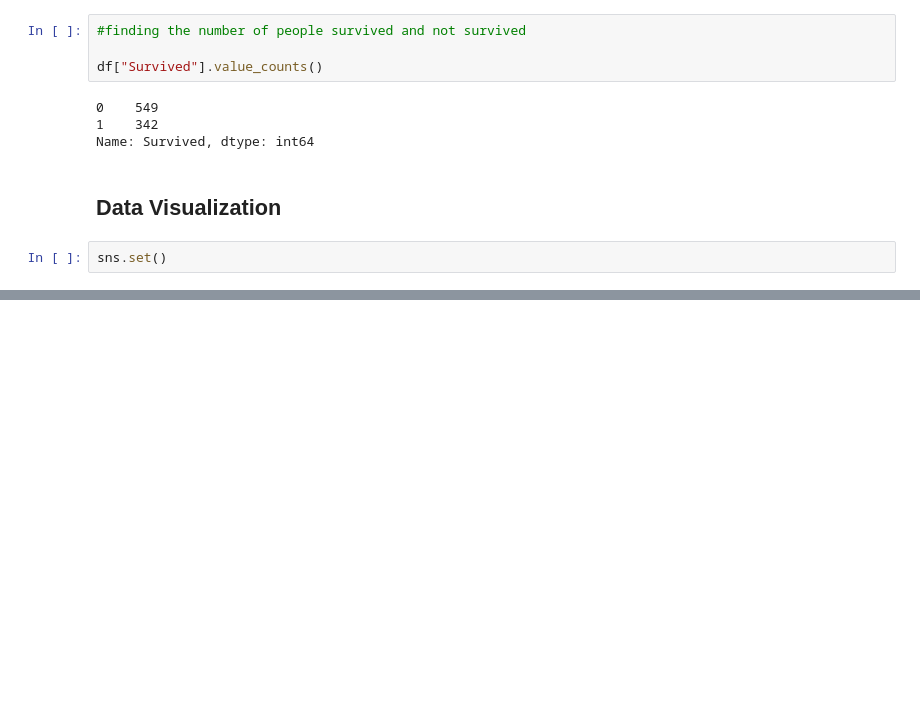
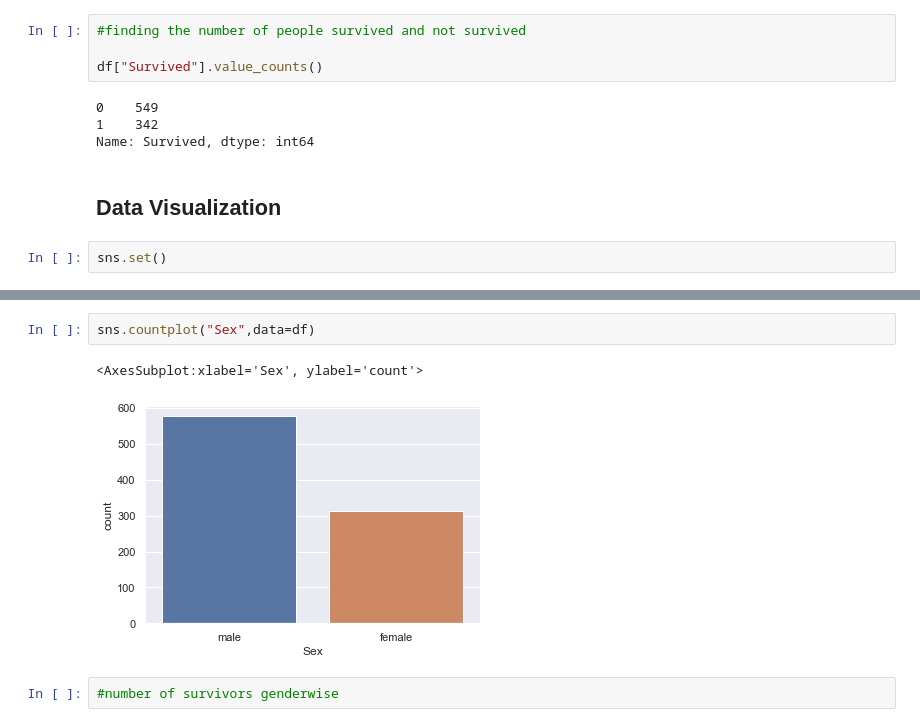
Before and after one commit to numbskullx26/Titanic-Survival-Prediction, a Jupyter notebook: Titanic-Survival-Prediction.ipynb, the cells around one changed output, grey strips where cells are left out. Drawn from its saved outputs; the diff is of its cells as text; blank space fills up the shorter version.

```diff
--- a/Titanic-Survival-Prediction.ipynb
+++ b/Titanic-Survival-Prediction.ipynb
@@ -143,0 +155,7 @@ sns.set()
+# %%
+sns.countplot("Sex",data=df)
+# %% [output]
+<AxesSubplot:xlabel='Sex', ylabel='count'>
+[figure, added]
+# %%
+#number of survivors genderwise
```
Also changed, not shown: parts of 7 cells of this notebook.
